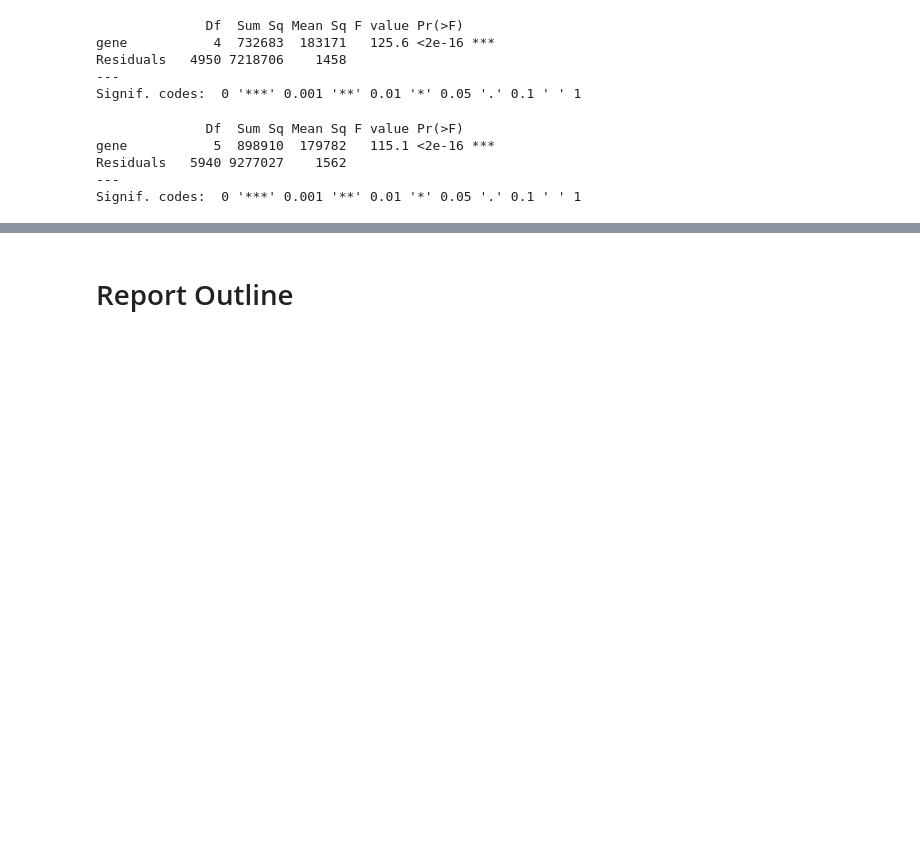
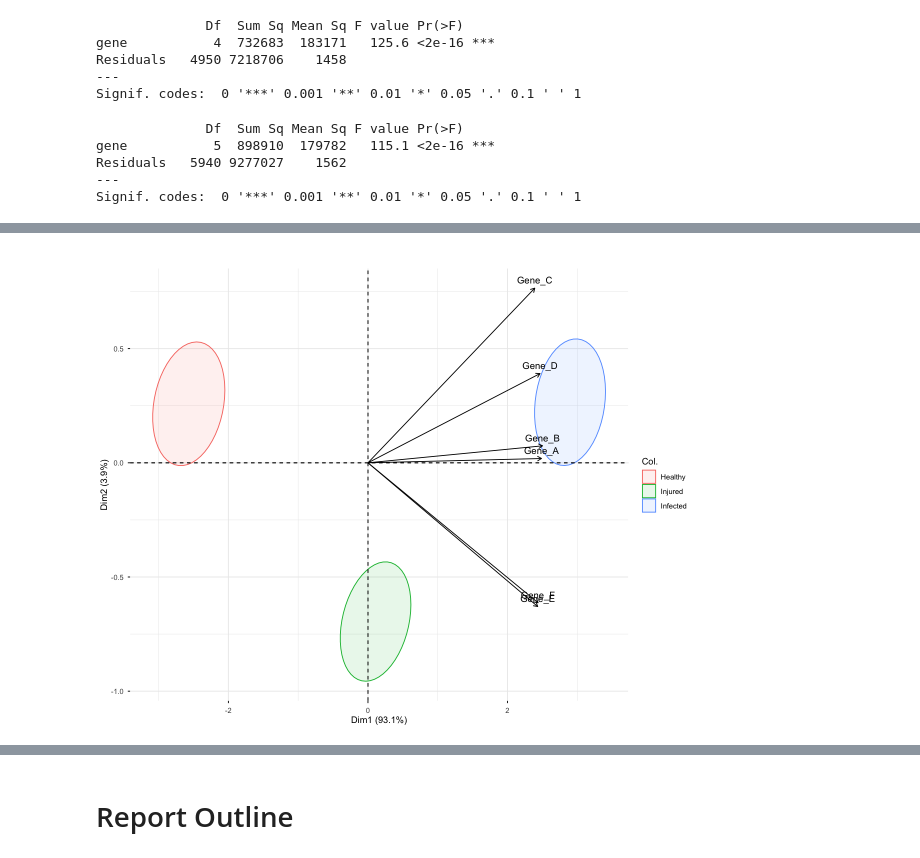
Before and after one commit to Ploenypp/bio-phys-inform_workbooks, a Jupyter notebook: biostats_project/working.ipynb, the cells around one changed output, grey strips where cells are left out. Drawn from its saved outputs; the diff is of its cells as text; code cells hidden in the pictures; blank space fills up the shorter version.

```diff
--- a/biostats_project/aux_report.ipynb
+++ b/biostats_project/working.ipynb
@@ -1210,0 +1230,13 @@ Signif. codes:  0 '***' 0.001 '**' 0.01 '*' 0.05 '.' 0.1 ' ' 1
+# %%
+### MAIN DATAFRAMES ###
+
+# load dataset
+sharks = read.table("datasets/shark_immunity.txt", header=TRUE, sep="\t")
+
+# change the order the physiological conditions are displayed
+sharks$physiological_condition <- factor(
+  sharks$physiological_condition,
+  levels = c("Healthy", "Stressed", "Injured", "Infected", "Recovering")
+)
+# reduces name to just the gene
+names(sharks) <- sub("_expression", "", names(sharks))
@@ -1210,0 +1274,10 @@ Signif. codes:  0 '***' 0.001 '**' 0.01 '*' 0.05 '.' 0.1 ' ' 1
+# %%
+# healthy, injured, and infected populations
+hjf = sharks %>% filter(physiological_condition %in% c("Healthy","Injured","Infected"))
+
+hjf_gene_matrix = hjf %>%
+    select(Gene_A, Gene_B, Gene_C, Gene_D, Gene_E, Gene_F)
+
+conditions_vector = hjf$physiological_condition
+
+set.seed(358)
@@ -1210,0 +1328,20 @@ Signif. codes:  0 '***' 0.001 '**' 0.01 '*' 0.05 '.' 0.1 ' ' 1
+# %%
+# PCA on gene expression for these populations
+hjf_pca = PCA(hjf[c("Gene_A","Gene_B","Gene_C","Gene_D","Gene_E","Gene_F")], scale.unit=TRUE, graph=FALSE)
+
+# customize graph size
+options(repr.plot.width=10, repr.plot.height=8)
+
+# MDS cloud plot with contributing variable vectors
+fviz_pca_biplot(hjf_pca,
+    geom.ind="None",
+    col.ind=h_inj_inf$physiological_condition,
+    col.var="black",
+    addEllipses=TRUE,
+    ellipse.level=0.5,
+    title="Gene Expression for Each Physiological Condition") +
+
+    theme(plot.title=element_text(hjust=3)
+)
+# %% [output]
+[figure, added]
```
Also changed, not shown: parts of 16 cells of this notebook.
